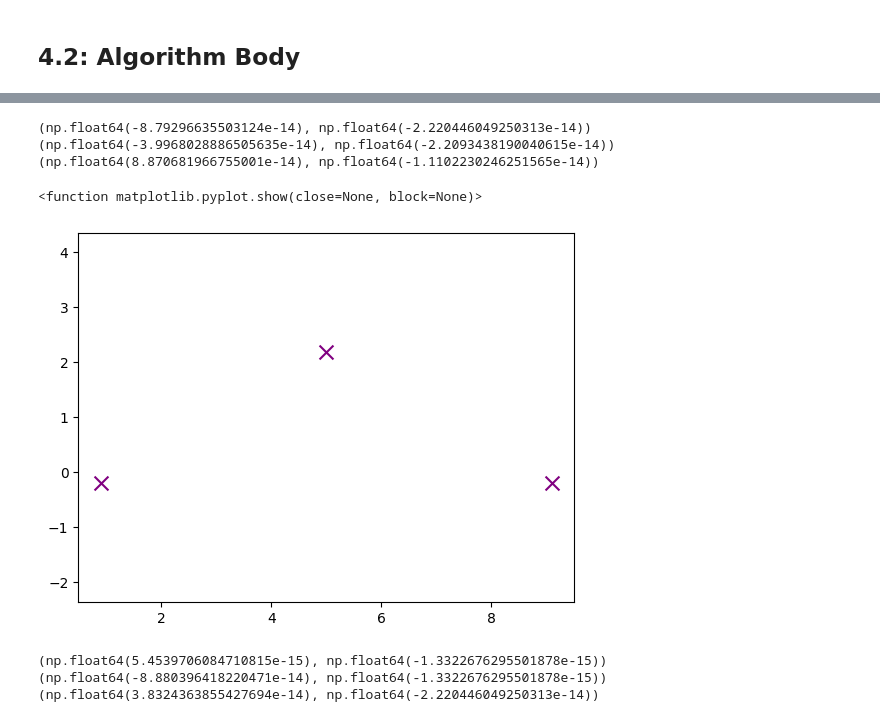
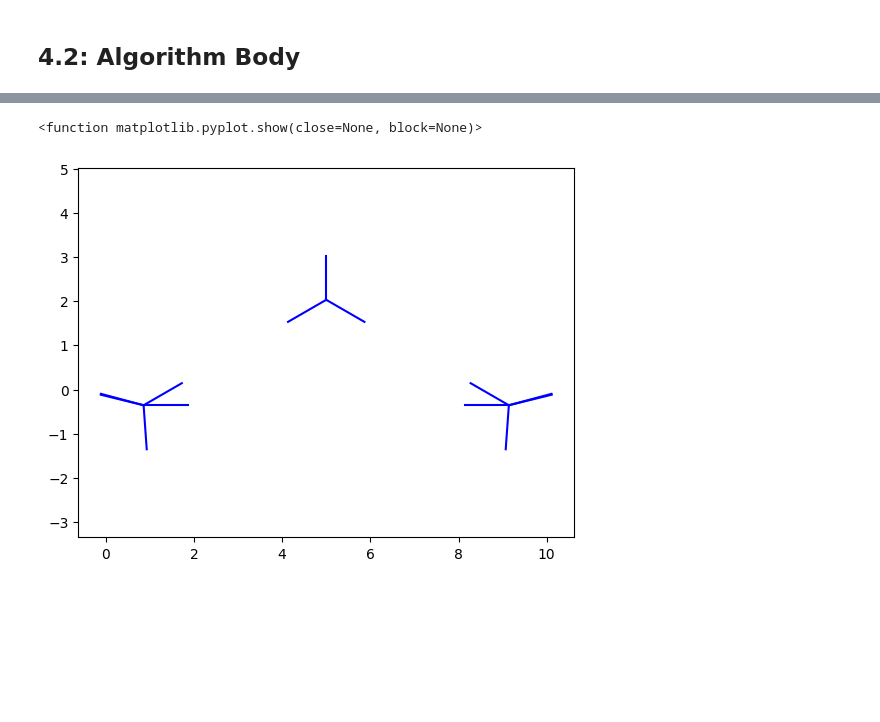
Before and after one commit to zhr98971/GeoNet, a Jupyter notebook: optimization.ipynb, the cells around one changed output, grey strips where cells are left out. Cells and saved outputs as stored; diff of their text form; code cells hidden in the pictures; blank space fills up the shorter version.

```diff
--- a/optimization.ipynb
+++ b/optimization.ipynb
@@ -287,7 +296,7 @@ for label in lst:
 
 # Defining and connecting the 4 vertices close to the B vertices (C points)
 
-t = 0.0115 # Modify depending on the optimization
+t = 0.012845855483249223 # Modify depending on the optimization
 
 lst = [("B1", "A42", "A11"), ("B2", "A12", "A21"), ("B3", "A22", "A31"),
        ("B4", "A32", "A41")] # label name to iterate on
@@ -539,12 +681,29 @@ j = interior_vertices_name.index("C1")
 k = interior_vertices_name.index("E1")
 coords_int = []
 coords_int.append((interior_vertices[i].x, interior_vertices[i].y))
+adj_pts = interior_vertices[i].adj
+for i2 in range(len(adj_pts)):
+  dir = direction(interior_vertices[i], adj_pts[i2])
+  magnitude = min(1, distance(interior_vertices[i], adj_pts[i2]))
+  draw_line_dir(interior_vertices[i], dir, magnitude)
+
 coords_int.append((interior_vertices[j].x, interior_vertices[j].y))
+adj_pts = interior_vertices[j].adj
+for j2 in range(len(adj_pts)):
+  dir = direction(interior_vertices[j], adj_pts[j2])
+  magnitude = min(1, distance(interior_vertices[j], adj_pts[j2]))
+  draw_line_dir(interior_vertices[j], dir, magnitude)
+
 coords_int.append((interior_vertices[k].x, interior_vertices[k].y))
+adj_pts = interior_vertices[k].adj
+for k2 in range(len(adj_pts)):
+  dir = direction(interior_vertices[k], adj_pts[k2])
+  magnitude = min(1, distance(interior_vertices[k], adj_pts[k2]))
+  draw_line_dir(interior_vertices[k], dir, magnitude)
 
-plt.scatter(*zip(*coords_int), s=100, marker="x", color="purple")
 
-# Might need BFS/DFS to traverse whole graph and draw all edges
+# plt.scatter(*zip(*coords_int), s=100, marker="x", color="purple")
+
 # Alternative is draw all edges twice (current implementation)
 
 plt.axis('equal')
@@ -555,57 +714,38 @@ plt.show
-# %%
-i = interior_vertices_name.index("B1")
-p = interior_vertices[i]
-print(p.imbal)
-
-i = interior_vertices_name.index("C1")
-p = interior_vertices[i]
-print(p.imbal)
-
-i = interior_vertices_name.index("E1")
-p = interior_vertices[i]
-print(p.imbal)
-# Check imbalance of above points
-# %% [output]
-(np.float64(-8.79296635503124e-14), np.float64(-2.220446049250313e-14))
-(np.float64(-3.9968028886505635e-14), np.float64(-2.2093438190040615e-14))
-(np.float64(8.870681966755001e-14), np.float64(-1.1102230246251565e-14))
 # %%
 # Close_up of A11, A12, F1
 
 plt.clf()
 plt.close()
 i = interior_vertices_name.index("A11")
 j = interior_vertices_name.index("A12")
 k = interior_vertices_name.index("F1")
 coords_int = []
 coords_int.append((interior_vertices[i].x, interior_vertices[i].y))
+adj_pts = interior_vertices[i].adj
+for i2 in range(len(adj_pts)):
+  dir = direction(interior_vertices[i], adj_pts[i2])
+  magnitude = min(1, distance(interior_vertices[i], adj_pts[i2]))
+  draw_line_dir(interior_vertices[i], dir, magnitude)
+
 coords_int.append((interior_vertices[j].x, interior_vertices[j].y))
+adj_pts = interior_vertices[j].adj
+for j2 in range(len(adj_pts)):
+  dir = direction(interior_vertices[j], adj_pts[j2])
+  magnitude = min(1, distance(interior_vertices[j], adj_pts[j2]))
+  draw_line_dir(interior_vertices[j], dir, magnitude)
+
 coords_int.append((interior_vertices[k].x, interior_vertices[k].y))
+adj_pts = interior_vertices[k].adj
+for k2 in range(len(adj_pts)):
+  dir = direction(interior_vertices[k], adj_pts[k2])
+  magnitude = min(1, distance(interior_vertices[k], adj_pts[k2]))
+  draw_line_dir(interior_vertices[k], dir, magnitude)
 
-plt.scatter(*zip(*coords_int), s=100, marker="x", color="purple")
 
-# Might need BFS/DFS to traverse whole graph and draw all edges
-# Alternative is draw all edges twice (current implementation)
+# plt.scatter(*zip(*coords_int), s=100, marker="x", color="purple")
 
 plt.axis('equal')
 plt.show
 # %% [output]
 <function matplotlib.pyplot.show(close=None, block=None)>
-[figure, old version]
+[figure, new version]
-# %%
-i = interior_vertices_name.index("A11")
-p = interior_vertices[i]
-print(p.imbal)
-
-i = interior_vertices_name.index("A12")
-p = interior_vertices[i]
-print(p.imbal)
-
-i = interior_vertices_name.index("F1")
-p = interior_vertices[i]
-print(p.imbal)
-# Check imbalance of above points
-# %% [output]
-(np.float64(5.4539706084710815e-15), np.float64(-1.3322676295501878e-15))
-(np.float64(-8.880396418220471e-14), np.float64(-1.3322676295501878e-15))
-(np.float64(3.8324363855427694e-14), np.float64(-2.220446049250313e-14))
```
Also changed, not shown: parts of 27 cells of this notebook.
